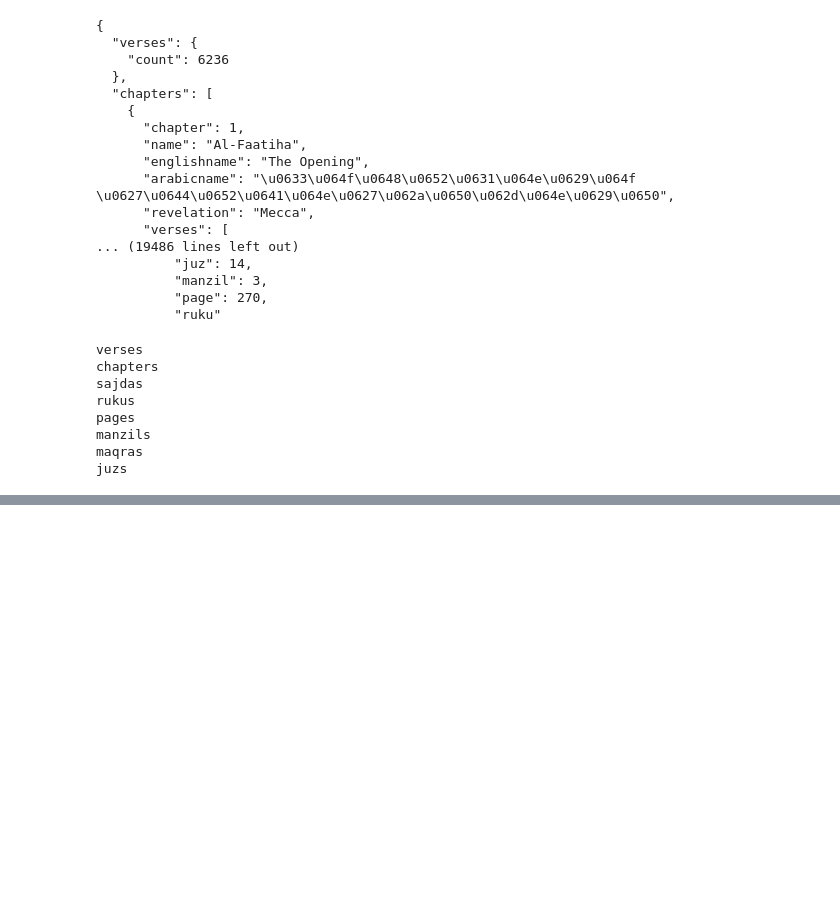
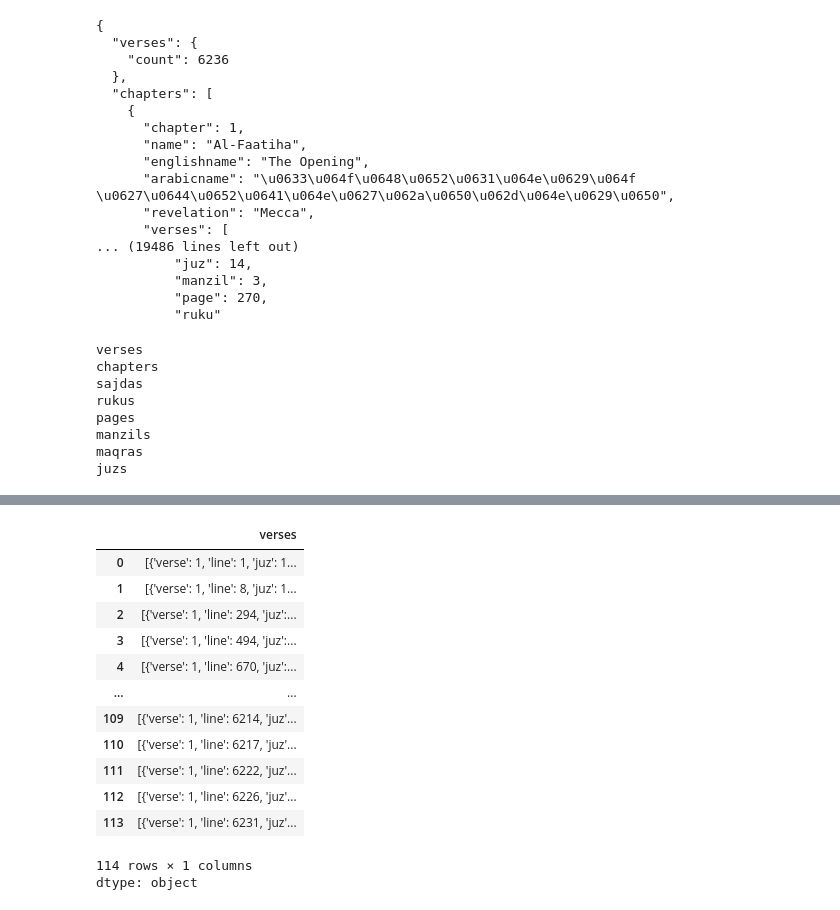
Before and after one commit to imtufail/Machine-Learning-, a Jupyter notebook: Working-With-Data/Working-With-APIs.ipynb, the cells around one changed output, grey strips where cells are left out. Drawn from its saved outputs; the diff is of its cells as text; code cells hidden in the pictures; blank space fills up the shorter version.

```diff
--- a/Working-With-Data/Working-With-APIs.ipynb
+++ b/Working-With-Data/Working-With-APIs.ipynb
@@ -61,0 +146,19 @@ if response.ok:
+# %%
+df2 = pd.DataFrame(response.json()['chapters'])
+df2 = df2['verses']
+df2
+# %% [output]
+|  | verses |
+| 0 | [{'verse': 1, 'line': 1, 'juz': 1... |
+| 1 | [{'verse': 1, 'line': 8, 'juz': 1... |
+| 2 | [{'verse': 1, 'line': 294, 'juz':... |
+| 3 | [{'verse': 1, 'line': 494, 'juz':... |
+| 4 | [{'verse': 1, 'line': 670, 'juz':... |
+| ... | ... |
+| 109 | [{'verse': 1, 'line': 6214, 'juz'... |
+| 110 | [{'verse': 1, 'line': 6217, 'juz'... |
+| 111 | [{'verse': 1, 'line': 6222, 'juz'... |
+| 112 | [{'verse': 1, 'line': 6226, 'juz'... |
+| 113 | [{'verse': 1, 'line': 6231, 'juz'... |
+114 rows × 1 columns
+dtype: object
```
Also changed, not shown: parts of 6 cells of this notebook.
